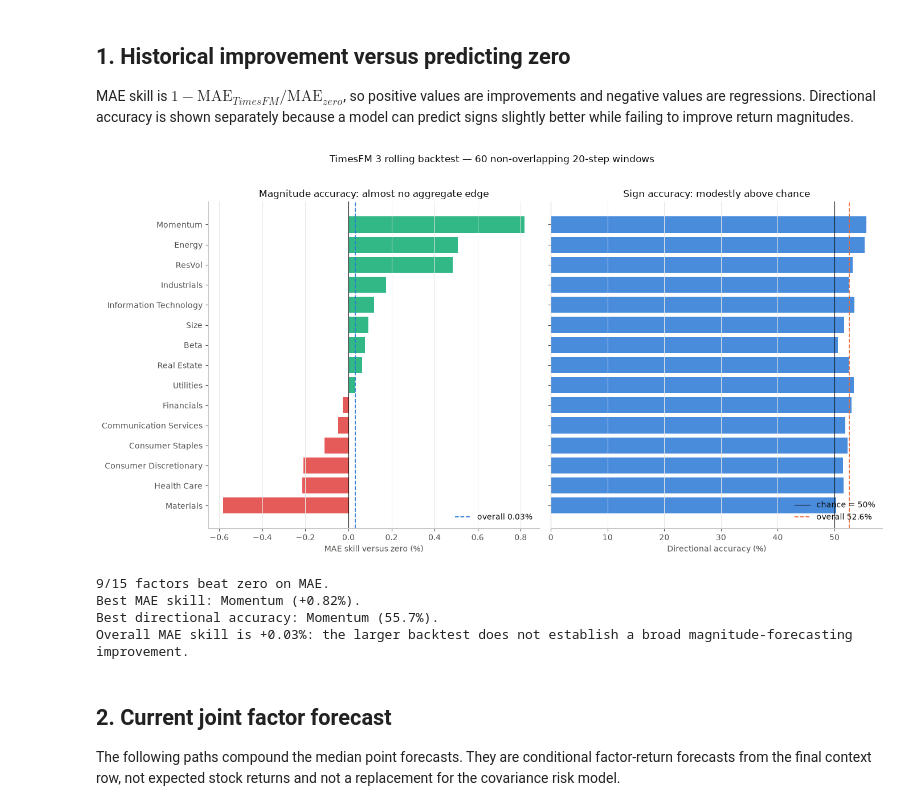
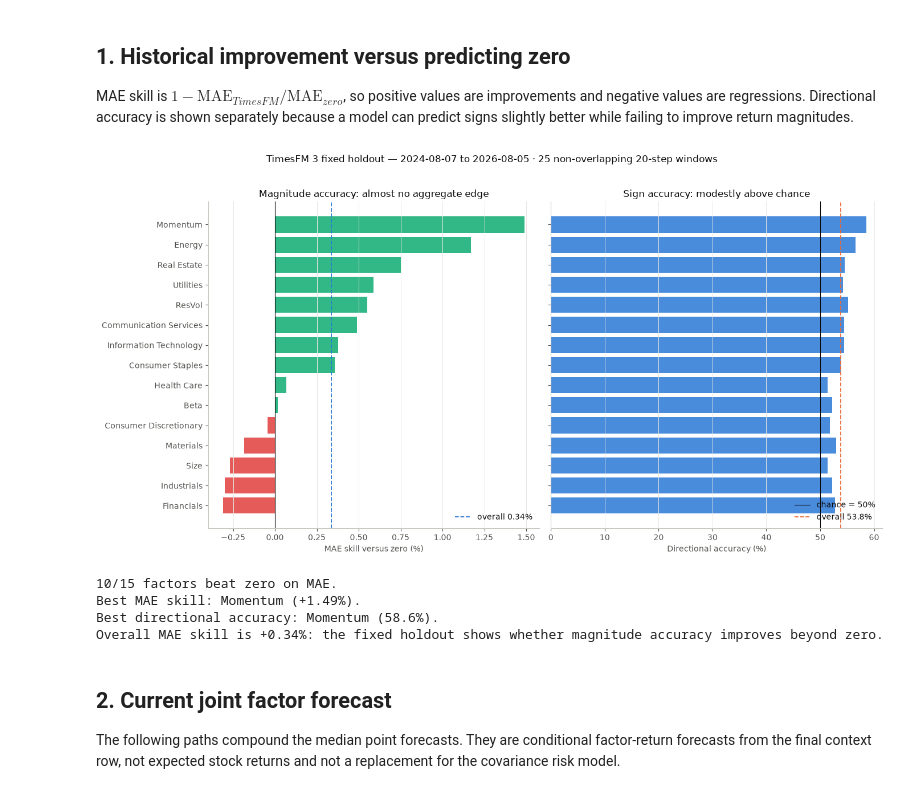
Before and after one commit to Ashwin-Iyer1/Index-based-Factor-Decomposition, a Jupyter notebook: BinaryClassification/timesfm_forecast_analysis.ipynb, the cells around one changed output. Cells and saved outputs as stored; diff of their text form; code cells hidden in the pictures.

Commit message:
Zero Shot is not that good...

```diff
--- a/BinaryClassification/timesfm_forecast_analysis.ipynb
+++ b/BinaryClassification/timesfm_forecast_analysis.ipynb
@@ -99,31 +122,35 @@ MAE skill is $1 - \mathrm{MAE}_{TimesFM}/\mathrm{MAE}_{zero}$, so positive value
 # %%
 ordered = factor_metrics['mae_skill_vs_zero'].sort_values().index
 skill_pct = factor_metrics.loc[ordered, 'mae_skill_vs_zero'] * 100
 direction_pct = factor_metrics.loc[ordered, 'directional_accuracy'] * 100
 colors = np.where(skill_pct >= 0, AQUA, RED)
 
 fig, axes = plt.subplots(1, 2, figsize=(14, 7), sharey=True)
 axes[0].barh(ordered, skill_pct, color=colors, alpha=0.9)
 axes[0].axvline(0, color=INK, lw=0.8)
 axes[0].axvline(overall['mae_skill_vs_zero'] * 100, color=BLUE, ls='--', lw=1.3,
                 label=f"overall {overall['mae_skill_vs_zero']:.2%}")
 axes[0].set_xlabel('MAE skill versus zero (%)')
 axes[0].set_title('Magnitude accuracy: almost no aggregate edge')
 axes[0].legend(frameon=False, loc='lower right')
 axes[0].grid(axis='x', color='#e8e7e3', lw=0.7)
 
 axes[1].barh(ordered, direction_pct, color=BLUE, alpha=0.85)
 axes[1].axvline(50, color=INK, lw=0.8, label='chance = 50%')
 axes[1].axvline(overall['directional_accuracy'] * 100, color=ORANGE, ls='--', lw=1.3,
                 label=f"overall {overall['directional_accuracy']:.1%}")
 axes[1].set_xlabel('Directional accuracy (%)')
 axes[1].set_title('Sign accuracy: modestly above chance')
 axes[1].grid(axis='x', color='#e8e7e3', lw=0.7)
 axes[1].legend(frameon=False, loc='lower right')
-fig.suptitle(f'TimesFM 3 rolling backtest — {windows} non-overlapping {horizon}-step windows', y=1.02)
+fig.suptitle(
+    f"TimesFM 3 fixed holdout — {backtest_metadata['test_start'][:10]} to "
+    f"{backtest_metadata['test_end'][:10]} · {windows} non-overlapping {horizon}-step windows",
+    y=1.02,
+)
 finish(fig, 'timesfm_backtest_skill.png')
 # %% [output]
-[figure, old version]
+[figure, new version]
 # %%
 best_skill = factor_metrics['mae_skill_vs_zero'].idxmax()
 best_direction = factor_metrics['directional_accuracy'].idxmax()
@@ -139,13 +166,13 @@ print(
 )
 print(
     f"Overall MAE skill is {overall['mae_skill_vs_zero']:+.2%}: "
-    "the larger backtest does not establish a broad magnitude-forecasting improvement."
+    "the fixed holdout shows whether magnitude accuracy improves beyond zero."
 )
 # %% [output]
-9/15 factors beat zero on MAE.
-Best MAE skill: Momentum (+0.82%).
-Best directional accuracy: Momentum (55.7%).
-Overall MAE skill is +0.03%: the larger backtest does not establish a broad magnitude-forecasting improvement.
+10/15 factors beat zero on MAE.
+Best MAE skill: Momentum (+1.49%).
+Best directional accuracy: Momentum (58.6%).
+Overall MAE skill is +0.34%: the fixed holdout shows whether magnitude accuracy improves beyond zero.
 # %% [markdown]
 ## 2. Current joint factor forecast
 
```
Also changed, not shown: parts of 6 cells of this notebook, 5 other files.
